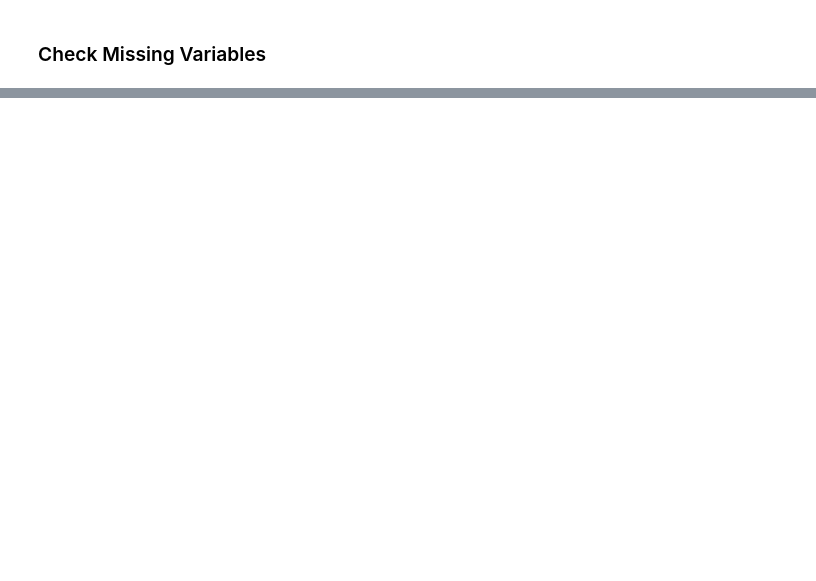
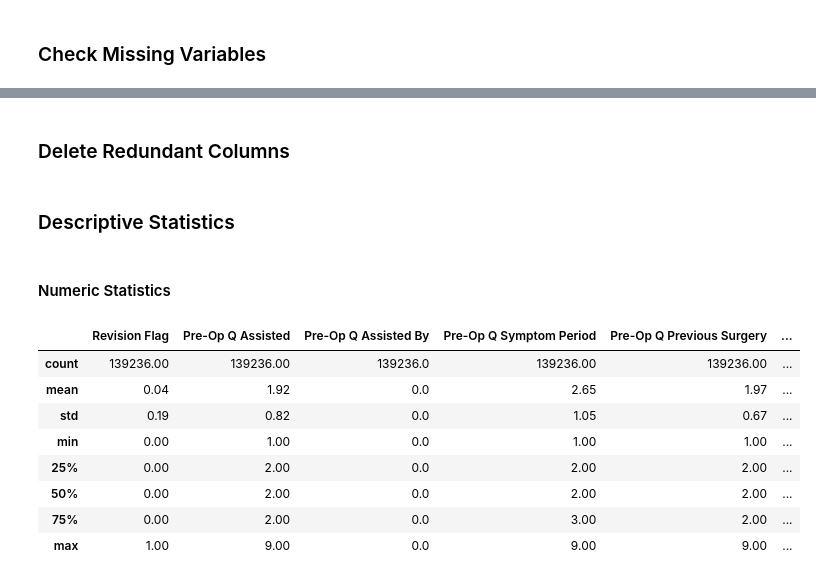
Before and after one commit to LALITAMITTAL18/EAISI-NHS, a Jupyter notebook: notebooks/Mendel/data_prep.ipynb, the cells around one changed output, grey strips where cells are left out. Drawn from its saved outputs; the diff is of its cells as text; code cells hidden in the pictures; blank space fills up the shorter version.

```diff
--- a/notebooks/Mendel/data_prep.ipynb
+++ b/notebooks/Mendel/data_prep.ipynb
@@ -55,0 +70,26 @@ None
+# %%
+#1. Define paths
+zip_files = [
+    "../../data/external/data-pack-2016-17/Knee Replacement Provider 1617.csv.zip",
+    "../../data/external/data-pack-2017-18/Knee Replacements Provider 1718.csv.zip",
+    "../../data/external/data-pack-2018-19/Knee Replacement Provider 1819.csv.zip",
+]
+# Select specific CSVs to read from each zip file
+target_csv_files = [
+    "Knee Replacement Provider 1617.csv",
+    "Knee Replacements Provider 1718.csv",
+    "Knee Replacement Provider 1819.csv"
+]
+
+dataframes = []
+
+for zip_path in zip_files:
+    with zipfile.ZipFile(zip_path, 'r') as z:
+        for csv_name in target_csv_files:
+            if csv_name in z.namelist():
+                with z.open(csv_name) as f:
+                    df = pd.read_csv(f)
+                    dataframes.append(df)
+                    print(f"Successfully loaded {target_csv_files} from {zip_path}")
+            else:
+                print(f"{target_csv_files} not found in {zip_path}")
@@ -57,0 +108,8 @@ TODO: Merge Files
+# %%
+# Merge all dataframes into a single dataframe
+df_prov = pd.concat(dataframes, ignore_index=True)
+
+# Save Output
+df_prov.to_csv("df_knee_prov.csv", index=False)
+
+print("Files Merged Successfully and saved as df_prov.csv")
@@ -64,9 +171,9 @@ df_knee_provider_1617_copy = df_knee_provider_1617.copy(deep=False)
 # %%
 # Create table with numerical data
-df_knee_provider_1617_num = df_knee_provider_1617.select_dtypes(include=[np.number])
+df_prov_num = df_prov.select_dtypes(include=["number"])
 
-# Column names (Pandas: df_pd_orig_num.columns.tolist()).
-l_df_num_names = df_knee_provider_1617_num.columns.tolist()
+# Column names
+l_df_num_names = df_prov_num.columns.tolist()
 
 print(f"We have {len(l_df_num_names)} numerical variables:\n{l_df_num_names}")
 # %% [output]
@@ -143,0 +281,18 @@ Knee Replacement Pre-Op Q Score                          98.86
+# %% [markdown]
+### Delete Redundant Columns
+# %% [markdown]
+### Descriptive Statistics
+# %% [markdown]
+#### Numeric Statistics
+# %%
+df_prov_num.describe()
+# %% [output]
+|  | Revision Flag | Pre-Op Q Assisted | Pre-Op Q Assisted By | Pre-Op Q Symptom Period | Pre-Op Q Previous Surgery | ... |
+| count | 139236.00 | 139236.00 | 139236.0 | 139236.00 | 139236.00 | ... |
+| mean | 0.04 | 1.92 | 0.0 | 2.65 | 1.97 | ... |
+| std | 0.19 | 0.82 | 0.0 | 1.05 | 0.67 | ... |
+| min | 0.00 | 1.00 | 0.0 | 1.00 | 1.00 | ... |
+| 25% | 0.00 | 2.00 | 0.0 | 2.00 | 2.00 | ... |
+| 50% | 0.00 | 2.00 | 0.0 | 2.00 | 2.00 | ... |
+| 75% | 0.00 | 2.00 | 0.0 | 3.00 | 2.00 | ... |
+| max | 1.00 | 9.00 | 0.0 | 9.00 | 9.00 | ... |
```
Also changed, not shown: parts of 45 cells of this notebook, 5 other files.
